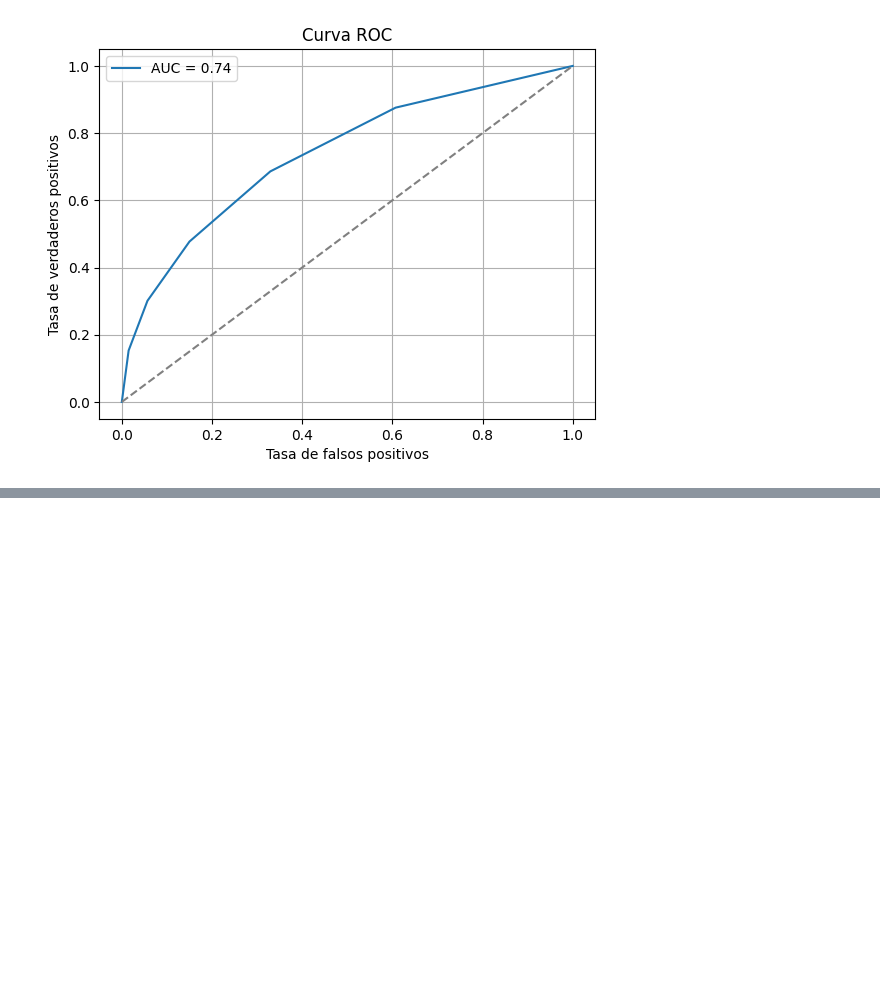
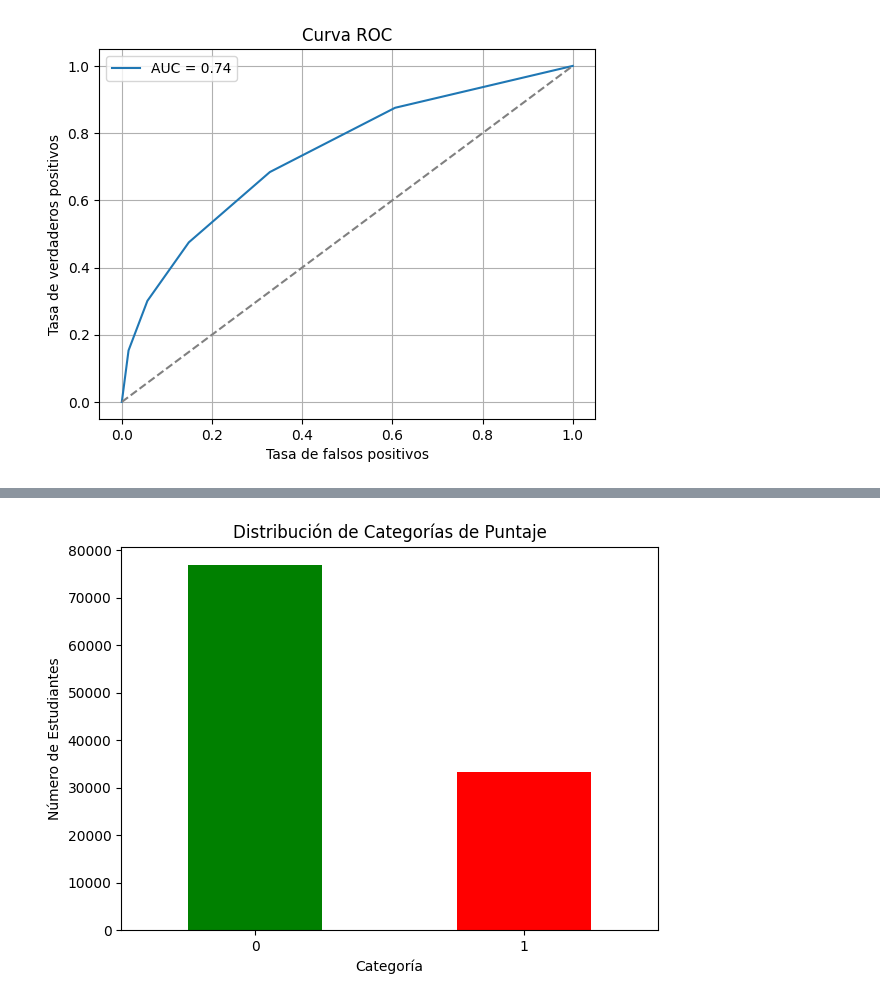
Before and after one commit to MiguelVel95/EspecMiguel, a Jupyter notebook: Trabajo Final/TrabajoFinal.ipynb, the cells around one changed output, grey strips where cells are left out. Cells and saved outputs as stored; diff of their text form; code cells hidden in the pictures; blank space fills up the shorter version.

```diff
--- a/Trabajo Final/TrabajoFinal.ipynb
+++ b/Trabajo Final/TrabajoFinal.ipynb
@@ -119,7 +119,7 @@ df_filtrado['FAMI_ESTRATOVIVIENDA'] = (
     .fillna('0')
     .astype(str)
     .str.extract('(\d+)')
-    .astype(int)
+    .astype(float)
 )
 df_filtrado.head()
 # %% [output]
@@ -362,0 +363,10 @@ plt.show()
+# %%
+df_clean['Puntaje_Alto'].value_counts().plot(kind='bar', color=['green', 'red'])
+plt.title('Distribución de Categorías de Puntaje')
+plt.xlabel('Categoría')
+plt.ylabel('Número de Estudiantes')
+plt.xticks(rotation=0)
+plt.tight_layout()
+plt.show()
+# %% [output]
+[figure, added]
```
Also changed, not shown: parts of 5 cells of this notebook.
